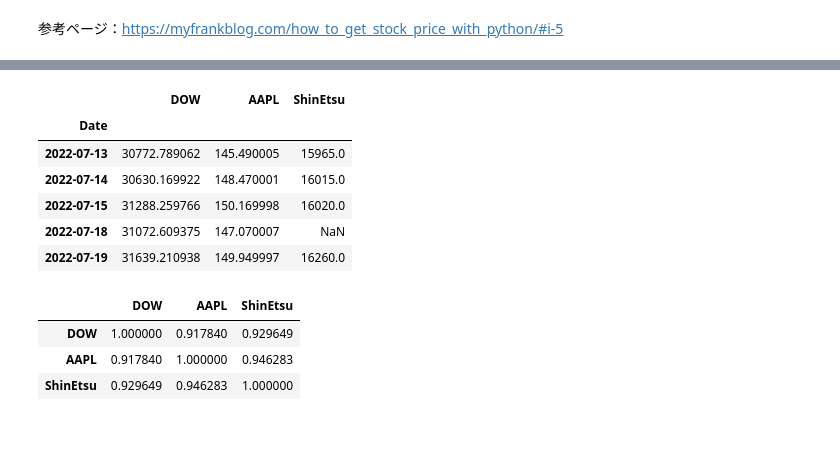
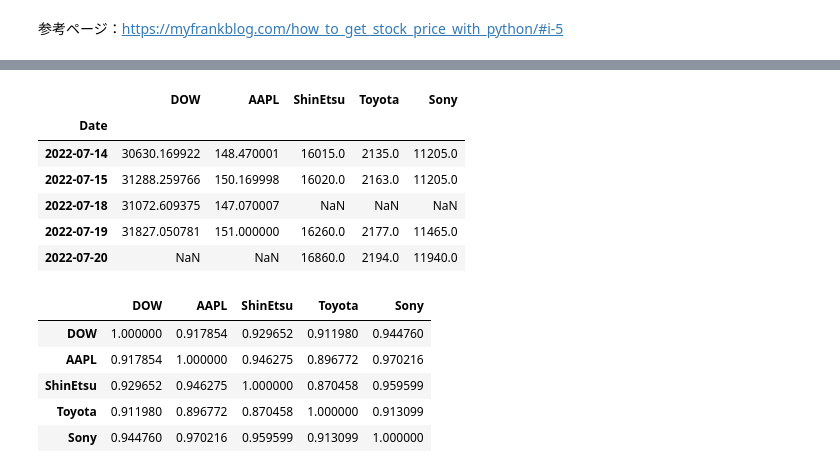
Before and after one commit to ktkd922/PublicSpace, a Jupyter notebook: finance/stock.ipynb, the cells around one changed output, grey strips where cells are left out. Drawn from its saved outputs; the diff is of its cells as text; code cells hidden in the pictures; blank space fills up the shorter version.

```diff
--- a/finance/stock.ipynb
+++ b/finance/stock.ipynb
@@ -8,4 +8,5 @@ from pandas_datareader import data
 stk_dow = data.DataReader('^DJI', 'yahoo')
 stk_aapl = data.DataReader('AAPL', 'yahoo')
 stk_shinetsu = data.DataReader('4063.T', 'yahoo')
-stk_shinetsu.head()
+stk_toyota = data.DataReader('7203.T', 'yahoo')
+stk_sony = data.DataReader('6758.T', 'yahoo')
@@ -36,19 +31,22 @@ stk_dow['Adj Close'].corr(stk_aapl['Adj Close'])
 # %%
-new_df = pd.concat([stk_dow['Adj Close'], stk_aapl['Adj Close'], stk_shinetsu['Adj Close']], axis=1)
-new_df.columns = ['DOW', 'AAPL', 'ShinEtsu']
+new_df = pd.concat([stk_dow['Adj Close'], stk_aapl['Adj Close'], stk_shinetsu['Adj Close'],
+                    stk_toyota['Adj Close'], stk_sony['Adj Close']], axis=1)
+new_df.columns = ['DOW', 'AAPL', 'ShinEtsu', 'Toyota', 'Sony']
 new_df.tail()
 # %% [output]
-|  | DOW | AAPL | ShinEtsu |
-| Date |  |  |  |
-| 2022-07-13 | 30772.789062 | 145.490005 | 15965.0 |
-| 2022-07-14 | 30630.169922 | 148.470001 | 16015.0 |
-| 2022-07-15 | 31288.259766 | 150.169998 | 16020.0 |
-| 2022-07-18 | 31072.609375 | 147.070007 | NaN |
-| 2022-07-19 | 31639.210938 | 149.949997 | 16260.0 |
+|  | DOW | AAPL | ShinEtsu | Toyota | Sony |
+| Date |  |  |  |  |  |
+| 2022-07-14 | 30630.169922 | 148.470001 | 16015.0 | 2135.0 | 11205.0 |
+| 2022-07-15 | 31288.259766 | 150.169998 | 16020.0 | 2163.0 | 11205.0 |
+| 2022-07-18 | 31072.609375 | 147.070007 | NaN | NaN | NaN |
+| 2022-07-19 | 31827.050781 | 151.000000 | 16260.0 | 2177.0 | 11465.0 |
+| 2022-07-20 | NaN | NaN | 16860.0 | 2194.0 | 11940.0 |
 # %%
 new_df.corr()
 # %% [output]
-|  | DOW | AAPL | ShinEtsu |
-| DOW | 1.000000 | 0.917840 | 0.929649 |
-| AAPL | 0.917840 | 1.000000 | 0.946283 |
-| ShinEtsu | 0.929649 | 0.946283 | 1.000000 |
+|  | DOW | AAPL | ShinEtsu | Toyota | Sony |
+| DOW | 1.000000 | 0.917854 | 0.929652 | 0.911980 | 0.944760 |
+| AAPL | 0.917854 | 1.000000 | 0.946275 | 0.896772 | 0.970216 |
+| ShinEtsu | 0.929652 | 0.946275 | 1.000000 | 0.870458 | 0.959599 |
+| Toyota | 0.911980 | 0.896772 | 0.870458 | 1.000000 | 0.913099 |
+| Sony | 0.944760 | 0.970216 | 0.959599 | 0.913099 | 1.000000 |
```
Also changed, not shown: parts of 3 cells of this notebook.
